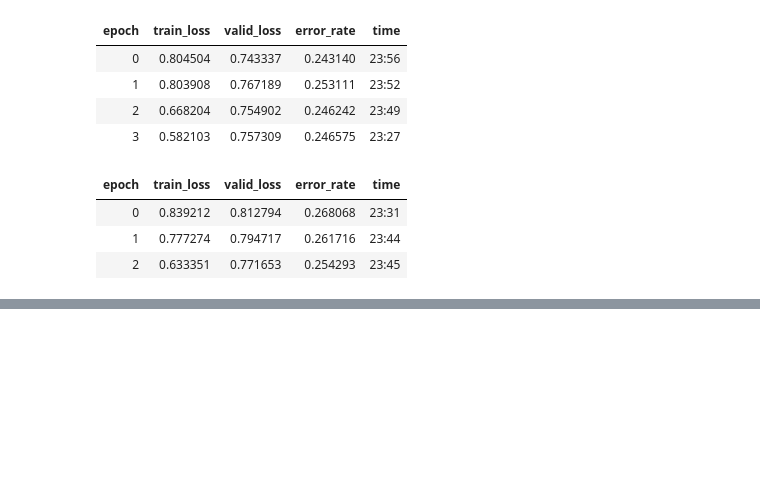
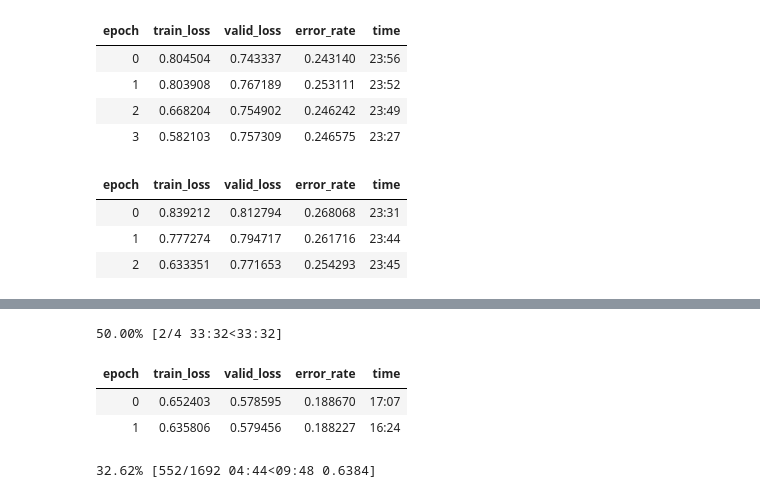
Before and after one commit to Arden-Zhu/fashion_net2, a Jupyter notebook: DeepFashion_classifer_by_category_picked.ipynb, the cells around one changed output, grey strips where cells are left out. Drawn from its saved outputs; the diff is of its cells as text; code cells hidden in the pictures; blank space fills up the shorter version.

```diff
--- a/DeepFashion_classifer_by_category_picked.ipynb
+++ b/DeepFashion_classifer_by_category_picked.ipynb
@@ -456,0 +481,9 @@ learn.save('stage-11-2')
+# %%
+learn.fit_one_cycle(4, max_lr=1e-7)
+learn.save('stage-12-1')
+# %% [output]
+50.00% [2/4 33:32<33:32]
+| epoch | train_loss | valid_loss | error_rate | time |
+| 0 | 0.652403 | 0.578595 | 0.188670 | 17:07 |
+| 1 | 0.635806 | 0.579456 | 0.188227 | 16:24 |
+32.62% [552/1692 04:44<09:48 0.6384]
```
Also changed, not shown: parts of 5 cells of this notebook.
